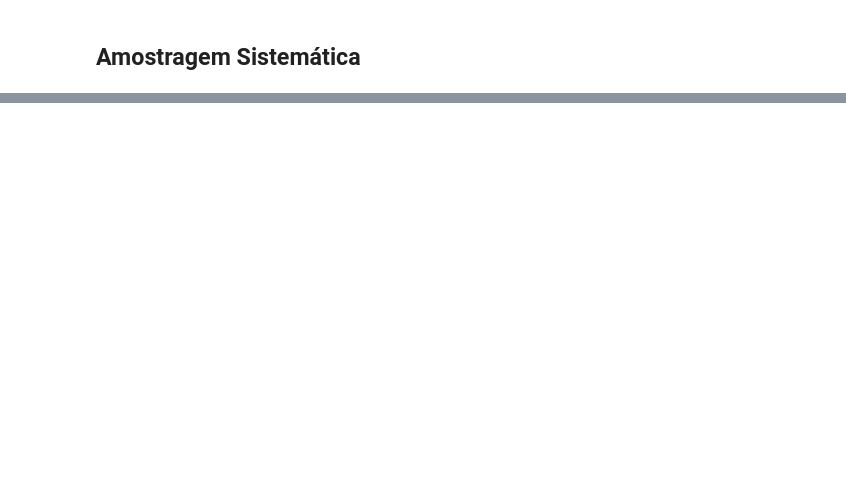
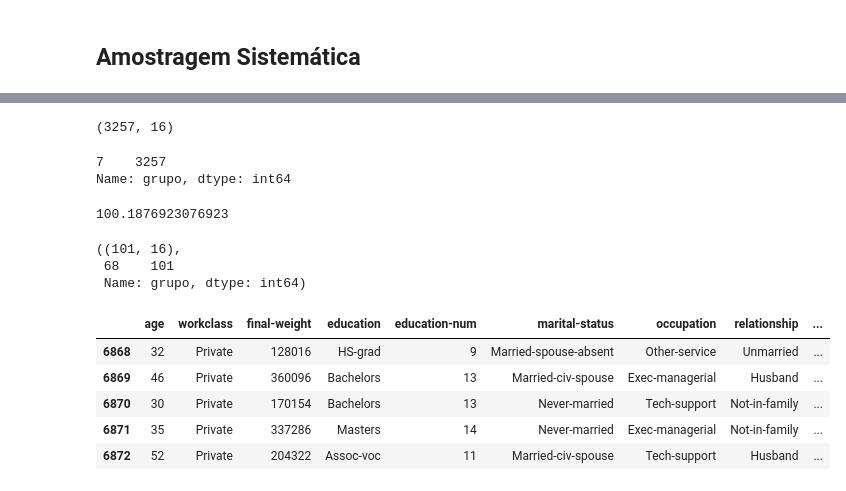
Before and after one commit to fapers/estatistica-ciencia-de-dados, a Jupyter notebook: populacao-amostra/amostragem.ipynb, the cells around one changed output, grey strips where cells are left out. Saved outputs shown, nothing was run; the diff lists cells and outputs as text; code cells hidden in the pictures; blank space fills up the shorter version.

```diff
--- a/populacao-amostra/amostragem.ipynb
+++ b/populacao-amostra/amostragem.ipynb
@@ -88,0 +157,11 @@ df_amostra_aleatoria_simples.head()
+# %%
+grupos = []
+id_grupo = 0
+contagem = 0
+# Percorre cada um dos registros da base de dados
+for _ in dataset.iterrows():
+    grupos.append(id_grupo)
+    contagem += 1
+    if contagem > 3256:
+        contagem = 0
+        id_grupo += 1
@@ -88,0 +187,3 @@ df_amostra_aleatoria_simples.head()
+# %%
+# Adicionando a coluna grupo no dataset
+dataset['grupo'] = grupos
@@ -88,0 +213,50 @@ df_amostra_aleatoria_simples.head()
+# %%
+# Criando um filtro para o grupo 7
+df_agrupamento = dataset[dataset['grupo'] == 7]
+df_agrupamento.shape
+# %% [output]
+(3257, 16)
+# %%
+# Verificando se está funcionando corretamente
+df_agrupamento['grupo'].value_counts()
+# %% [output]
+7    3257
+Name: grupo, dtype: int64
+# %%
+# Função para resolução do problema
+def amostragem_agrupamento(dataset, numero_grupos):
+    intervalo = len(dataset) / numero_grupos
+    grupos = []
+    id_grupo = 0
+    contagem = 0
+    for _ in dataset.iterrows():
+        grupos.append(id_grupo)
+        contagem += 1
+        if contagem > intervalo:
+            contagem = 0
+            id_grupo += 1
+    dataset['grupo'] = grupos
+    # Fixar o random
+    random.seed(1)
+    grupo_selecionado = random.randint(0, numero_grupos)
+    return dataset[dataset['grupo'] == grupo_selecionado]
+# %%
+len(dataset) / 325
+# %% [output]
+100.1876923076923
+# %%
+df_amostra_agrupamento = amostragem_agrupamento(dataset, 325)
+df_amostra_agrupamento.shape, df_amostra_agrupamento['grupo'].value_counts()
+# %% [output]
+((101, 16),
+ 68    101
+ Name: grupo, dtype: int64)
+# %%
+df_amostra_agrupamento.head()
+# %% [output]
+|  | age | workclass | final-weight | education | education-num | marital-status | occupation | relationship | ... |
+| 6868 | 32 | Private | 128016 | HS-grad | 9 | Married-spouse-absent | Other-service | Unmarried | ... |
+| 6869 | 46 | Private | 360096 | Bachelors | 13 | Married-civ-spouse | Exec-managerial | Husband | ... |
+| 6870 | 30 | Private | 170154 | Bachelors | 13 | Never-married | Tech-support | Not-in-family | ... |
+| 6871 | 35 | Private | 337286 | Masters | 14 | Never-married | Exec-managerial | Not-in-family | ... |
+| 6872 | 52 | Private | 204322 | Assoc-voc | 11 | Married-civ-spouse | Tech-support | Husband | ... |
```
Also changed, not shown: parts of 28 cells of this notebook.
